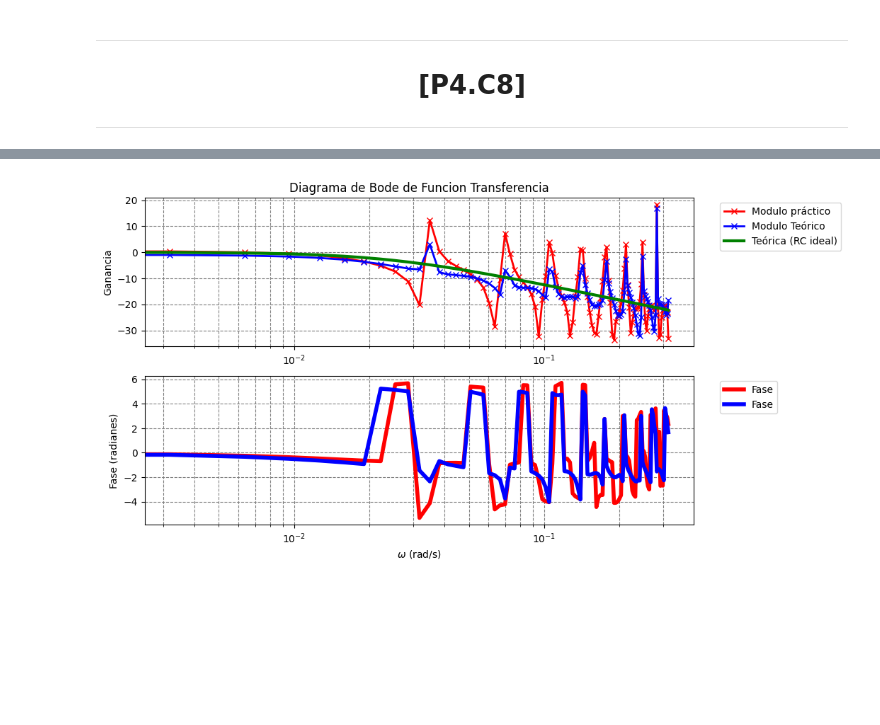
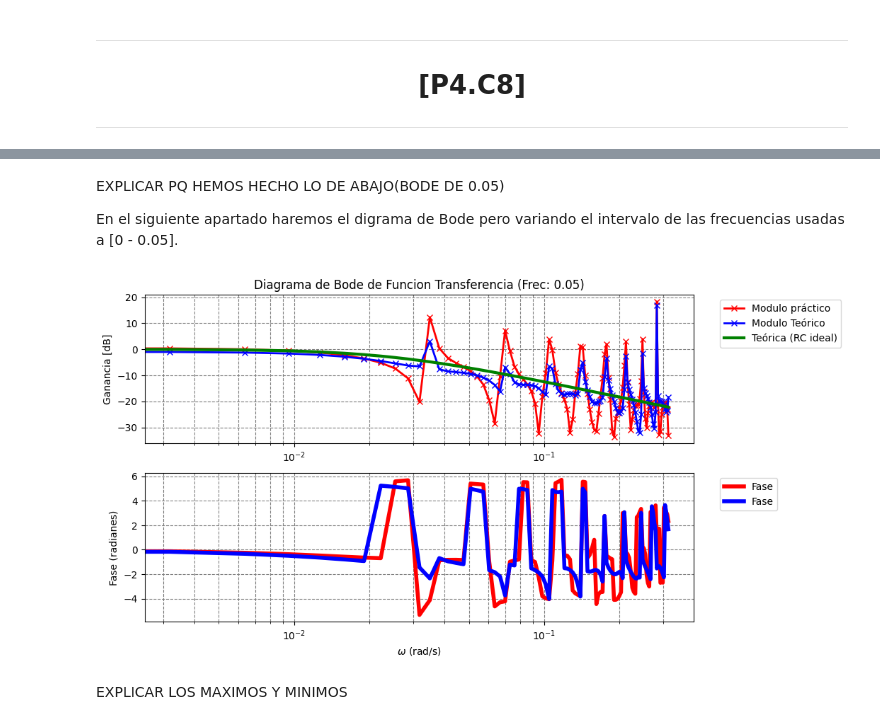
Before and after one commit to WetZap/Practicas-Circuitos, a Jupyter notebook: Practicas/Sesion 5/QuintaSesion.ipynb, the cells around one changed output, grey strips where cells are left out. Drawn from its saved outputs; the diff is of its cells as text; code cells hidden in the pictures; blank space fills up the shorter version.

```diff
--- a/Practicas/Sesion 5/QuintaSesion.ipynb
+++ b/Practicas/Sesion 5/QuintaSesion.ipynb
@@ -474,7 +474,11 @@ def Fourier(v,t,f):
     for j,k in enumerate(t):
         if j != 0 and j != len(t)-1:
             IncrementoT = (t[j+1]-t[j-1])/2
-            suma += v[j] * IncrementoT * np.exp(-1.0j * k * 2 * Pi * np.abs(f))
+            if IncrementoT == 1:
+                suma += v[j] * np.exp(-1.0j * k * 2 * Pi * np.abs(f))
+            else:
+                suma += v[j] *IncrementoT* np.exp(-1.0j * k * 2 * Pi * np.abs(f))
+
     return suma/N# Normalizamos el resultado
 # %% [markdown]
 ---
@@ -511,9 +515,8 @@ ModuloFuente = []
 FaseFuncionCondensador = []
 FaseFuente = []
 
-
-frec = np.linspace(-(1/2),1/2,100)
-#frec = np.linspace(0,0.05,100)
+# Se cogen  esta cantidad de puntos para observar los máximos.
+frec = np.linspace(-(1/2),1/2,1000)
 
 
 
@@ -534,7 +537,6 @@ for i in FourierVoltajeFuente:
     ModuloFuente.append(np.abs(i))
     FaseFuente.append(np.angle(i))
 
-(np.abs(i))
 
 #----------------------------------------------------------------------------------------------------------------------------------
 # Parte Fuente
@@ -640,0 +759,5 @@ En este apartado nos encragaremos de mostrar el diagram de Bode de la funcion tr
+# %% [markdown]
+EXPLICAR PQ HEMOS HECHO LO DE ABAJO(BODE DE 0.05)
+
+
+En el siguiente apartado haremos el digrama de Bode pero variando el intervalo de las frecuencias usadas a [0 - 0.05].
@@ -641,15 +809,15 @@ En este apartado nos encragaremos de mostrar el diagram de Bode de la funcion tr
 # %%
-# Crear una curva teórica suave para representar el segundo gráfico
+# Crear una curva teórica suave para representar el gráfico
 # La función teórica de un sistema RC: |H(f)| = 1 / sqrt(1 + (f/f_c)^2)
 #f_c = 1 / (2 * np.pi * TauPracticaDesCargaLineal)  # Frecuencia de corte (Hz)
 f_c = 1 / (2 * np.pi * TiempoRelajacionPra)  # Frecuencia de corte (Hz)
 
-magnitude_theoretical = 1 /  np.sqrt(1+(frec / f_c) ** 2)
+FuncionTransf = 1 /  np.sqrt(1+(frec / f_c) ** 2)
 
 # Convertir la magnitud teórica a dB
-magnitude_theoretical_db = 20 * np.log10(magnitude_theoretical)
+GananciaTeoricaCorrecta = 20 * np.log10(FuncionTransf)
 # %%
-PosProble = 0
+# Definimos las Listas
 GananciaPrac = []
 GananciaTeo = []
 FasePrac = []
@@ -660,57 +828,60 @@ for i in frec:
 
 
 
+# Incio del Bucle para el Calculo de Ganancia
 
 j = 0
 for i in ModuloFuncionCondensador:
-    #Ganancia.append(i/ModuloFuente[j])
-    #print((i,ModuloFuente[j]),frec[j])
-    #Ganancia.append(20*np.log10(ModuloFuente[j]))
-    #Ganancia.append(20*np.log10(i))
     GananciaPrac.append(20*np.log10(i/ModuloFuente[j]))
     j += 1
 
+# Incio del Bucle para el Calculo de Ganancia
+
 j = 0
-
 for i in ModuloFuncionCondensadorTeo:
     GananciaTeo.append((20*np.log10(i/ModuloFuente[j])))
     j+=1
+
+# Incio del Bucle para el Calculo de Fase
 
 j = 0
 for i in FaseFuncionCondensador:
     FasePrac.append(i - FaseFuente[j])
     j += 1
+# Incio del Bucle para el Calculo de Fase
 
 j= 0
 for i in FaseFuncionCondensadorTeo:
     FaseTeo.append(i - FaseFuente[j])
     j += 1
 
 
 
 # Graficar el diagrama de  Bode - Ganancia
 plt.figure(figsize=(10, 6))
 plt.subplot(2, 1, 1)
 plt.semilogx(FrecuenciaAngu, GananciaPrac,label="Modulo práctico",color="red",lw=2,marker = "x")  # Gráfica semilogarítmica
 plt.semilogx(FrecuenciaAngu, GananciaTeo,label="Modulo Teórico",color="blue",lw=2,marker = "x")  # Gráfica semilogarítmica
-plt.semilogx(FrecuenciaAngu, magnitude_theoretical_db, label="Teórica (RC ideal)", color="green", linewidth=3)
+plt.semilogx(FrecuenciaAngu, GananciaTeoricaCorrecta, label="Teórica (RC ideal)", color="green", linewidth=3)
 
 
-plt.title(r"Diagrama de Bode de Funcion Transferencia")
-plt.ylabel("Ganancia")
+plt.title(r"Diagrama de Bode de Funcion Transferencia (Frec: 0.05)")
+plt.ylabel("Ganancia [dB]")
 plt.legend(bbox_to_anchor=(1.04, 1), loc="upper left")
 plt.grid(True, which="both", linestyle="--", color="gray")
 
 # Graficar el Bode - Fase (radianes)
 plt.subplot(2, 1, 2)
 plt.semilogx(FrecuenciaAngu, FasePrac,label="Fase",color="red",lw=4)  # Gráfica semilogarítmica
 plt.semilogx(FrecuenciaAngu, FaseTeo,label="Fase",color="blue",lw=4)  # Gráfica semilogarítmica
 
 plt.ylabel("Fase (radianes)")
 plt.xlabel(r"$\omega $ (rad/s)")
 plt.grid(True, which="both", linestyle="--", color="gray")
 plt.legend(bbox_to_anchor=(1.04, 1), loc="upper left")
 
 plt.show()
 # %% [output]
-[figure, old version]
+[figure, new version]
+# %% [markdown]
+EXPLICAR LOS MAXIMOS Y MINIMOS
```
Also changed, not shown: parts of 11 cells of this notebook.
